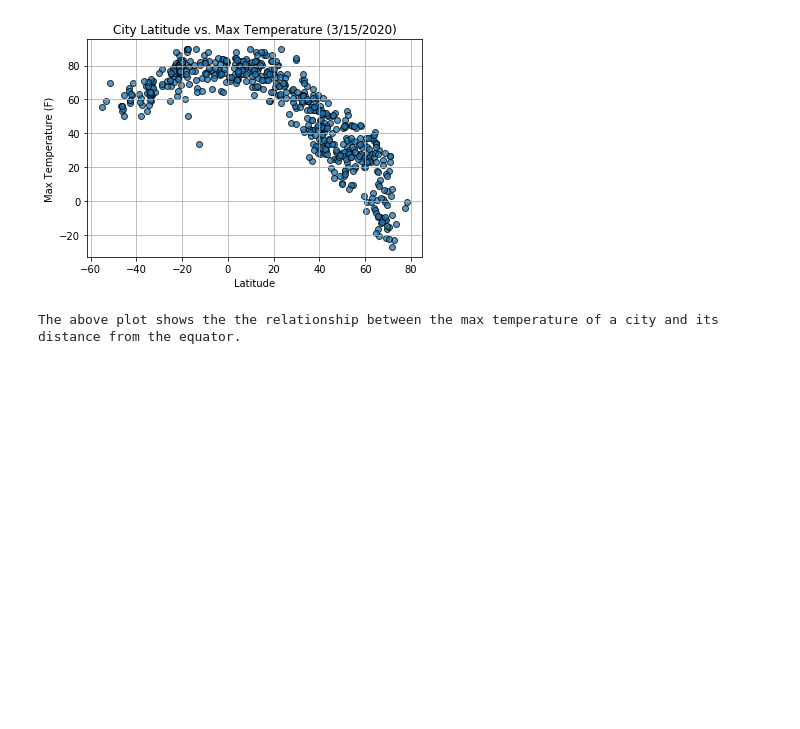
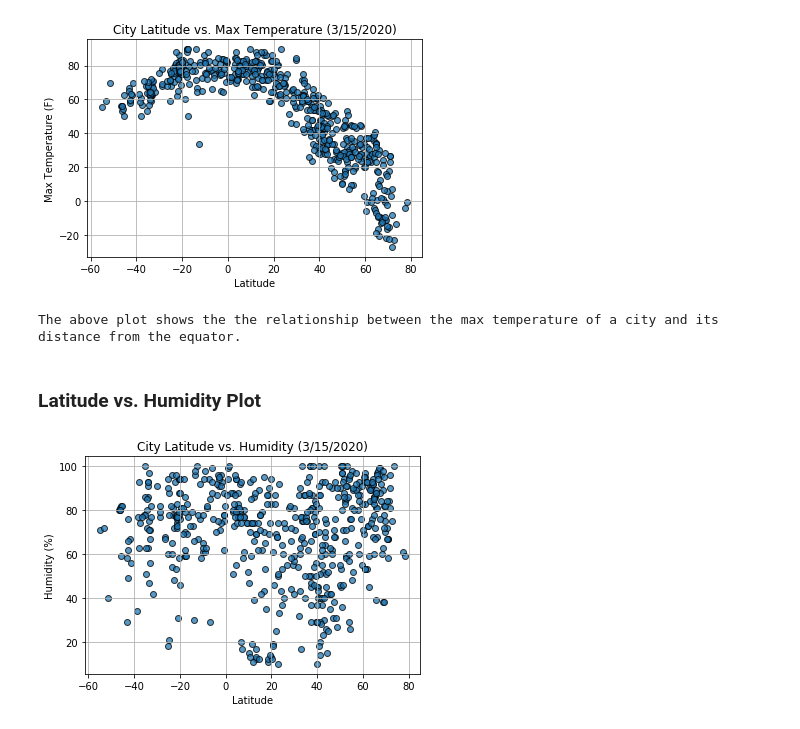
Before and after one commit to jnugent13/python-api-challenge, a Jupyter notebook: WeatherPy/WeatherPy.ipynb, the cells around one changed output. Saved outputs shown, nothing was run; the diff lists cells and outputs as text; code cells hidden in the pictures; blank space fills up the shorter version.

Commit message:
Added plot for latitude vs. humidity

```diff
--- a/WeatherPy/WeatherPy.ipynb
+++ b/WeatherPy/WeatherPy.ipynb
@@ -179,3 +179,16 @@ plt.show()
 print("The above plot shows the the relationship between the max temperature of a city and its distance from the equator.")
 # %% [output]
 The above plot shows the the relationship between the max temperature of a city and its distance from the equator.
+# %% [markdown]
+### Latitude vs. Humidity Plot
+# %%
+plt.scatter(lat, humidity, marker="o", edgecolor="black", alpha=0.75)
+plt.xlabel("Latitude")
+plt.ylabel("Humidity (%)")
+plt.title("City Latitude vs. Humidity (3/15/2020)")
+plt.grid()
+# Save figure to Output_data folder
+plt.savefig("../Output_data/LatvsHumidity.png")
+plt.show()
+# %% [output]
+[figure, added]
```
Also changed, not shown: 1 other file.
